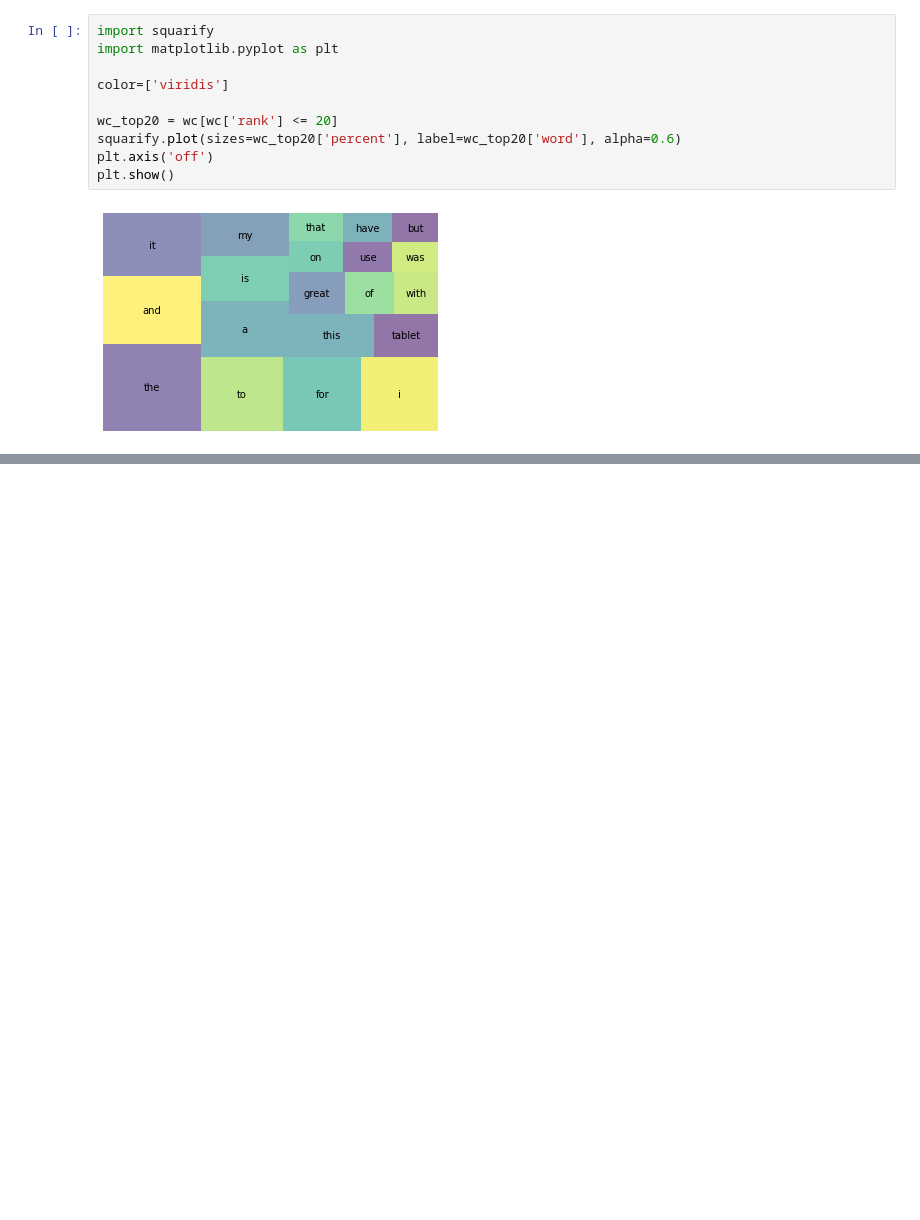
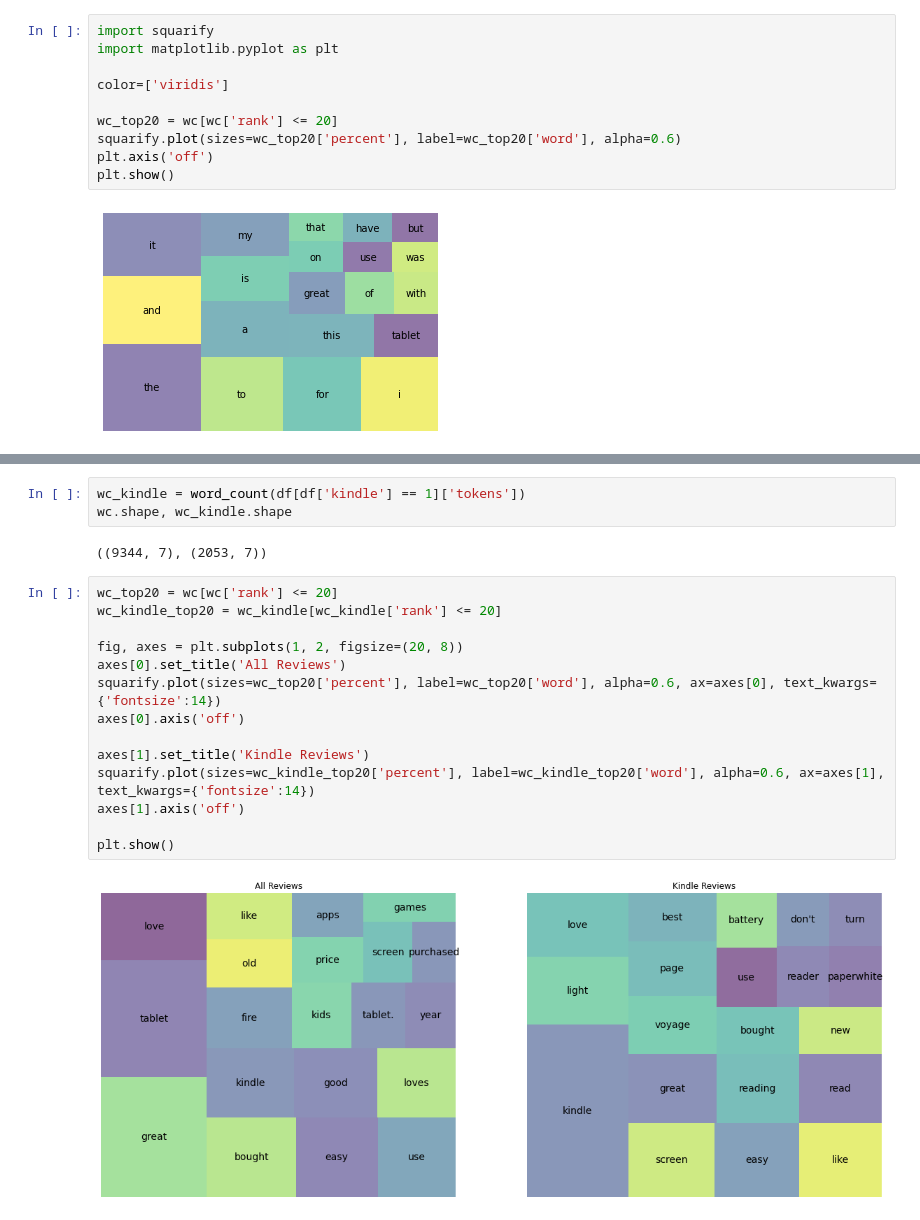
Before and after one commit to khalidpark/deeplearning_whitepaper, a Jupyter notebook: deep_learning_whitepapaer_11.ipynb, the cells around one changed output, grey strips where cells are left out. Saved outputs shown, nothing was run; the diff lists cells and outputs as text; blank space fills up the shorter version.

```diff
--- a/deep_learning_whitepapaer_11.ipynb
+++ b/deep_learning_whitepapaer_11.ipynb
@@ -338,0 +440,21 @@ plt.show()
+# %%
+wc_kindle = word_count(df[df['kindle'] == 1]['tokens'])
+wc.shape, wc_kindle.shape
+# %% [output]
+((9344, 7), (2053, 7))
+# %%
+wc_top20 = wc[wc['rank'] <= 20]
+wc_kindle_top20 = wc_kindle[wc_kindle['rank'] <= 20]
+
+fig, axes = plt.subplots(1, 2, figsize=(20, 8))
+axes[0].set_title('All Reviews')
+squarify.plot(sizes=wc_top20['percent'], label=wc_top20['word'], alpha=0.6, ax=axes[0], text_kwargs={'fontsize':14})
+axes[0].axis('off')
+
+axes[1].set_title('Kindle Reviews')
+squarify.plot(sizes=wc_kindle_top20['percent'], label=wc_kindle_top20['word'], alpha=0.6, ax=axes[1], text_kwargs={'fontsize':14})
+axes[1].axis('off')
+
+plt.show()
+# %% [output]
+[figure, added]
```
Also changed, not shown: parts of 34 cells of this notebook.
